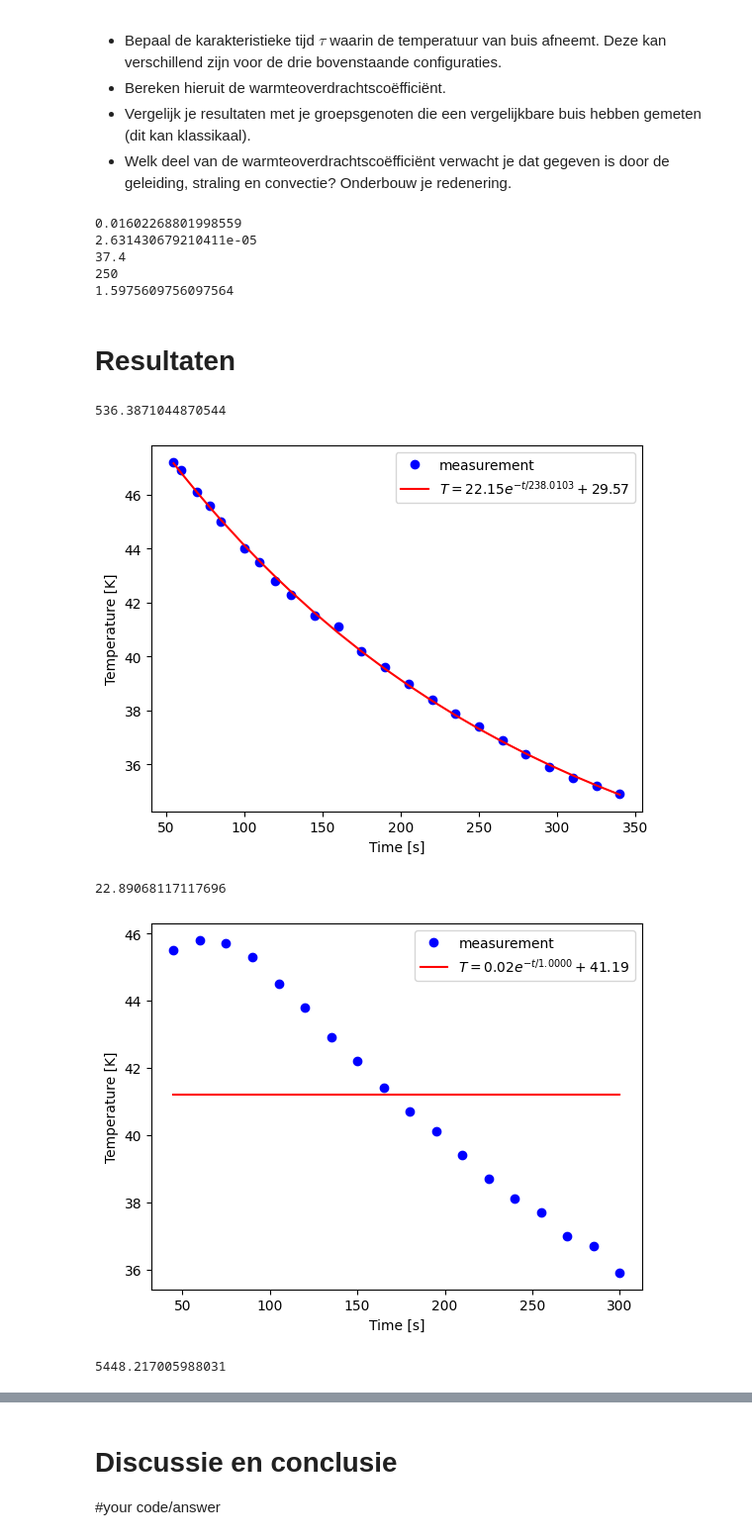
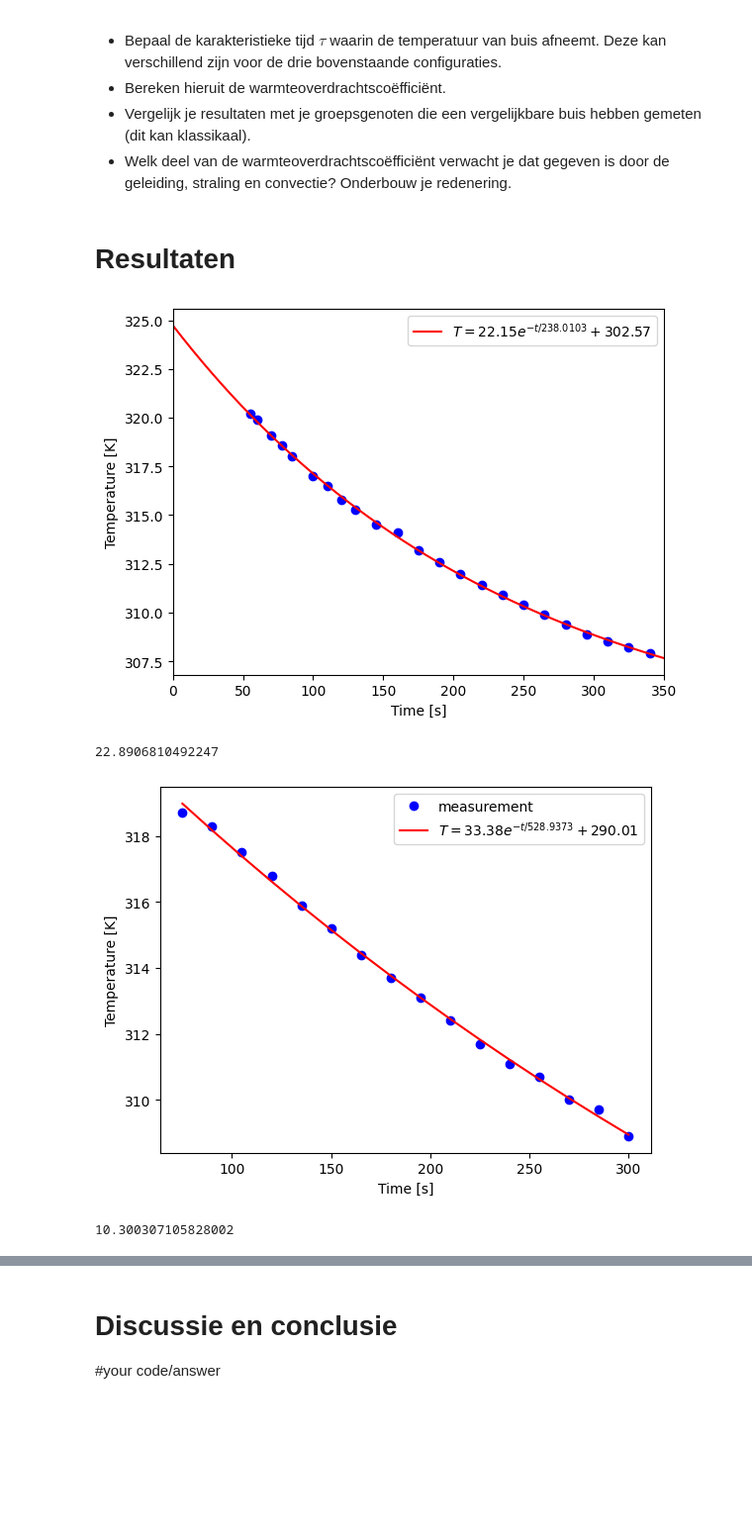
Before and after one commit to BobVill/32, a Jupyter notebook: Content/Labs/koelbuis.ipynb, the cells around one changed output, grey strips where cells are left out. Shown at 99% size. Drawn from its saved outputs; the diff is of its cells as text; code cells hidden in the pictures; blank space fills up the shorter version.

```diff
--- a/Content/Labs/koelbuis.ipynb
+++ b/Content/Labs/koelbuis.ipynb
@@ -166,47 +166,33 @@ Zorg ervoor dat je de buis niet aanraakt terwijl deze warm is. De metalen buis g
 import numpy as np
 import matplotlib.pyplot as plt
 diameter_buiten=5.01/100 #m
-#u_diameter
 hoogte=10.18/100 #m
-#u_hoogte
 diameter_binnen =4.67/100 #m
 
 buitenoppervlak=diameter_buiten*np.pi*hoogte
-print(buitenoppervlak)
 
 binneninhoud=1/4*np.pi*diameter_binnen**2*hoogte
 buiteninhoud=1/4*np.pi*diameter_buiten**2*hoogte
 inhoud=buiteninhoud-binneninhoud
-print(inhoud)
 
-
+# De buis is gemaakt van messing.
 rho_messing=8.73*10**3 #kg/m^3
 m_buis=rho_messing*inhoud # kg
-C_messing=3.8 *10**2 #J/kg K
+C_messing=3.8*10**2 #J/kg K
 warmtecapaciteit=C_messing*m_buis #J/K
 
 
 # Data
+T_omg=21.0+273 #K
+# Met dop
+temps_met_dop=np.array([47.2,46.9, 46.1, 45.6, 45.0, 44.0, 43.5, 42.8, 42.3, 41.5, 41.1, 40.2, 39.6, 39.0, 38.4, 37.9, 37.4, 36.9, 36.4, 35.9, 35.5, 35.2, 34.9])+273 #K
+times_met_dop=np.array([10, 15, 25, 33, 40, 55, 65, 75, 85, 100, 115, 130, 145, 160, 175, 190, 205, 220, 235, 250, 265, 280, 295])+45 #s
+# Zonder dop
+temps_zonder_dop=np.array([45.5, 45.8, 45.7, 45.3, 44.5, 43.8, 42.9, 42.2, 41.4, 40.7, 40.1, 39.4, 38.7, 38.1, 37.7, 37.0, 36.7, 35.9])+273 #K
+times_zonder_dop=np.array([45,60,75,90,105,120,135,150,165,180,195,210,225,240,255,270,285,300]) #s
 
-T_omg=21.0 #C
-u_T_omg=0.95 #C
-# Met dop
-temps_met_dop=np.array([47.2,46.9, 46.1, 45.6, 45.0, 44.0, 43.5, 42.8, 42.3, 41.5, 41.1, 40.2, 39.6, 39.0, 38.4, 37.9, 37.4, 36.9, 36.4, 35.9, 35.5, 35.2, 34.9])
-times_met_dop=np.array([10, 15, 25, 33, 40, 55, 65, 75, 85, 100, 115, 130, 145, 160, 175, 190, 205, 220, 235, 250, 265, 280, 295])+45
-# Zonder dop
-temps_zonder_dop=np.array([45.5, 45.8, 45.7, 45.3, 44.5, 43.8, 42.9, 42.2, 41.4, 40.7, 40.1, 39.4, 38.7, 38.1, 37.7, 37.0, 36.7, 35.9])
-times_zonder_dop=np.array([45,60,75,90,105,120,135,150,165,180,195,210,225,240,255,270,285,300])
-print(temps_met_dop[-7])
-print(times_met_dop[-7])
-
-
-print((temps_met_dop[0]-T_omg)/(temps_met_dop[-7]-T_omg))
+temps_zonder_dop=np.array([45.7, 45.3, 44.5, 43.8, 42.9, 42.2, 41.4, 40.7, 40.1, 39.4, 38.7, 38.1, 37.7, 37.0, 36.7, 35.9])+273 #K
+times_zonder_dop=np.array([75,90,105,120,135,150,165,180,195,210,225,240,255,270,285,300]) #s
-# %% [output]
-0.01602268801998559
-2.631430679210411e-05
-37.4
-250
-1.5975609756097564
 # %% [markdown]
 # Resultaten
 # %%
@@ -214,8 +200,6 @@ print((temps_met_dop[0]-T_omg)/(temps_met_dop[-7]-T_omg))
 import numpy as np
 import matplotlib.pyplot as plt
 from scipy.optimize import curve_fit
-
-
 
 def exp_func(t, A, tau, T_omg):
     # A is verschiltemperatuur met omgeving aan start
@@ -226,32 +210,28 @@ def exp_func(t, A, tau, T_omg):
 buitenoppervlak = buitenoppervlak # bepaal zelf in m^2
 warmtecapaciteit = warmtecapaciteit # bepaal de warmtecapaciteit in J/K
 
-
 times = times_met_dop
 temps = temps_met_dop
-
-
-tau=-np.max(times_met_dop)/np.log((np.min(temps_met_dop)-T_omg)/(np.max(temps_met_dop)-T_omg))
-
-print(tau)
-
 
 # pas beginwaardes aan naar schatting
 # Het aantal maxfev moet wellicht hoger voor goede convergentie van de waarde
 popt, pocv = curve_fit(exp_func, times, temps, p0=[buitenoppervlak, 50, T_omg], maxfev=5000)
+                       #sigma=u_T_omg*np.ones(len(temps)), absolute_sigma=True)
 
 A_exp, tau_exp, T_omg_exp = popt
 
-y_fit = exp_func(times, *popt)
+x_test=np.linspace(0,350,1000)
+y_fit = exp_func(x_test, *popt)
 
 plt.figure()
 plt.xlabel('Time [s]')
 plt.ylabel('Temperature [K]')
 
-plt.plot(times, temps, 'bo', label='measurement')
-plt.plot(times, y_fit, 'r-',
-         label='$T = %0.2f e^{-t/%0.4f} + %0.2f$' % (A_exp, tau_exp, T_omg_exp))
-
+#plt.errorbar(times, temps, '.', label='measurement')
+#plt.errorbar(times, temps, yerr=u_T_omg, fmt='.', label='measurement', capsize=3)
+plt.plot(times, temps, 'bo')
+plt.plot(x_test, y_fit, 'r-', label='$T = %0.2f e^{-t/%0.4f} + %0.2f$' % (A_exp, tau_exp, T_omg_exp))
+plt.xlim(0,350)
 plt.legend()
 
 plt.show()
@@ -263,9 +243,8 @@ print(h_exp) # warmteoverdrachtscoëfficiënt in W/m^2 K
 #
 # plt.savefig("Figuren/naam.png", dpi=450)
 # %% [output]
+[figure, new version]
-536.3871044870544
+22.8906810492247
-[figure, old version]
-22.89068117117696
 # %%
 # Hier de data en de analyse
 import numpy as np
@@ -283,35 +262,34 @@ buitenoppervlak = buitenoppervlak # bepaal zelf in m^2
 warmtecapaciteit = warmtecapaciteit # bepaal de warmtecapaciteit in J/K
 
 times = times_zonder_dop
 temps = temps_zonder_dop
 
 
 # pas beginwaardes aan naar schatting
 # Het aantal maxfev moet wellicht hoger voor goede convergentie van de waarde
-popt, pocv = curve_fit(exp_func, times, temps, p0=[buitenoppervlak, 1, T_omg], maxfev=5000)
+popt, pocv = curve_fit(exp_func, times, temps, p0=[buitenoppervlak, 50, T_omg], maxfev=5000)
 
 A_exp, tau_exp, T_omg_exp = popt
 
 y_fit = exp_func(times, *popt)
 
 plt.figure()
 plt.xlabel('Time [s]')
 plt.ylabel('Temperature [K]')
 
 plt.plot(times, temps, 'bo', label='measurement')
-plt.plot(times, y_fit, 'r-',
-         label='$T = %0.2f e^{-t/%0.4f} + %0.2f$' % (A_exp, tau_exp, T_omg_exp))
+plt.plot(times, y_fit, 'r-', label='$T = %0.2f e^{-t/%0.4f} + %0.2f$' % (A_exp, tau_exp, T_omg_exp))
 
 plt.legend()
 
 plt.show()
 
 h_exp = (warmtecapaciteit) / (tau_exp * buitenoppervlak)
 
 print(h_exp) # warmteoverdrachtscoëfficiënt in W/m^2 K
 # Sla figuren op met
 #
 # plt.savefig("Figuren/naam.png", dpi=450)
 # %% [output]
-[figure, old version]
+[figure, new version]
-5448.217005988031
+10.300307105828002
```
Also changed, not shown: parts of 3 cells of this notebook, 1 other file.
